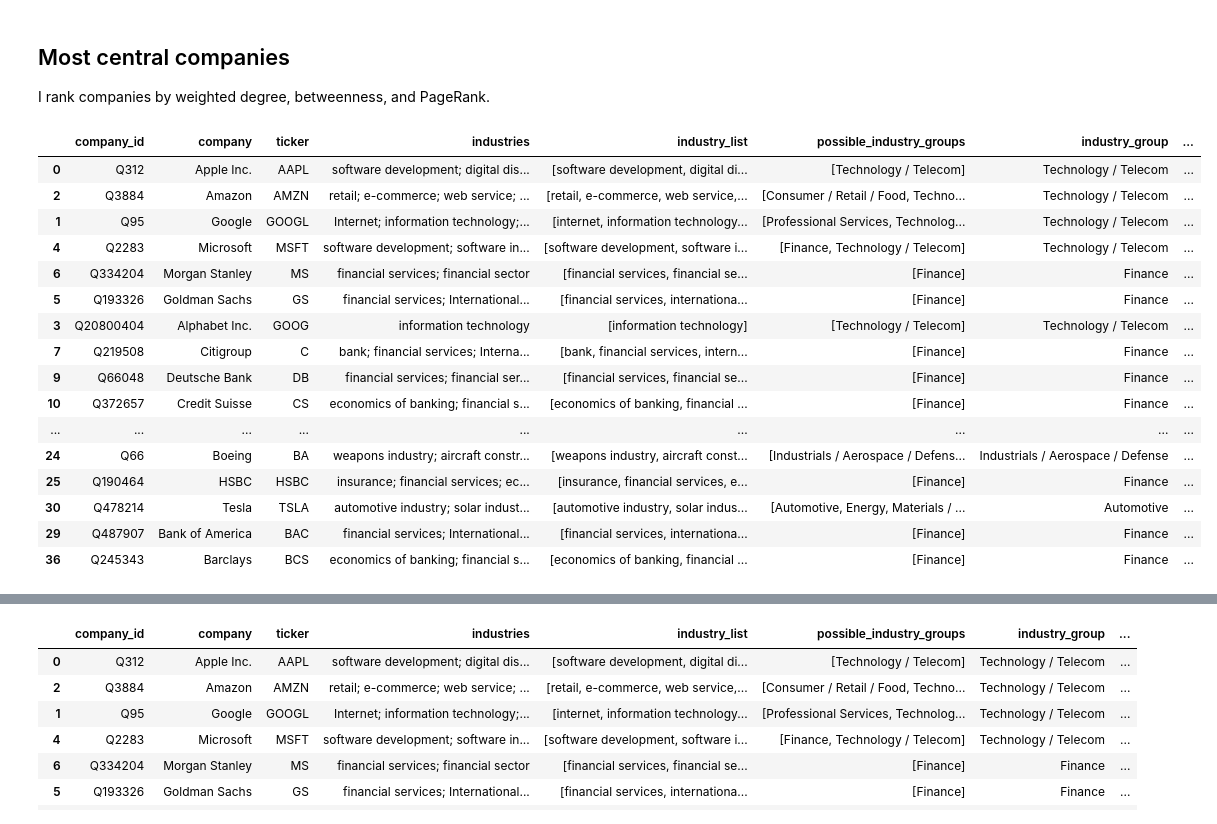
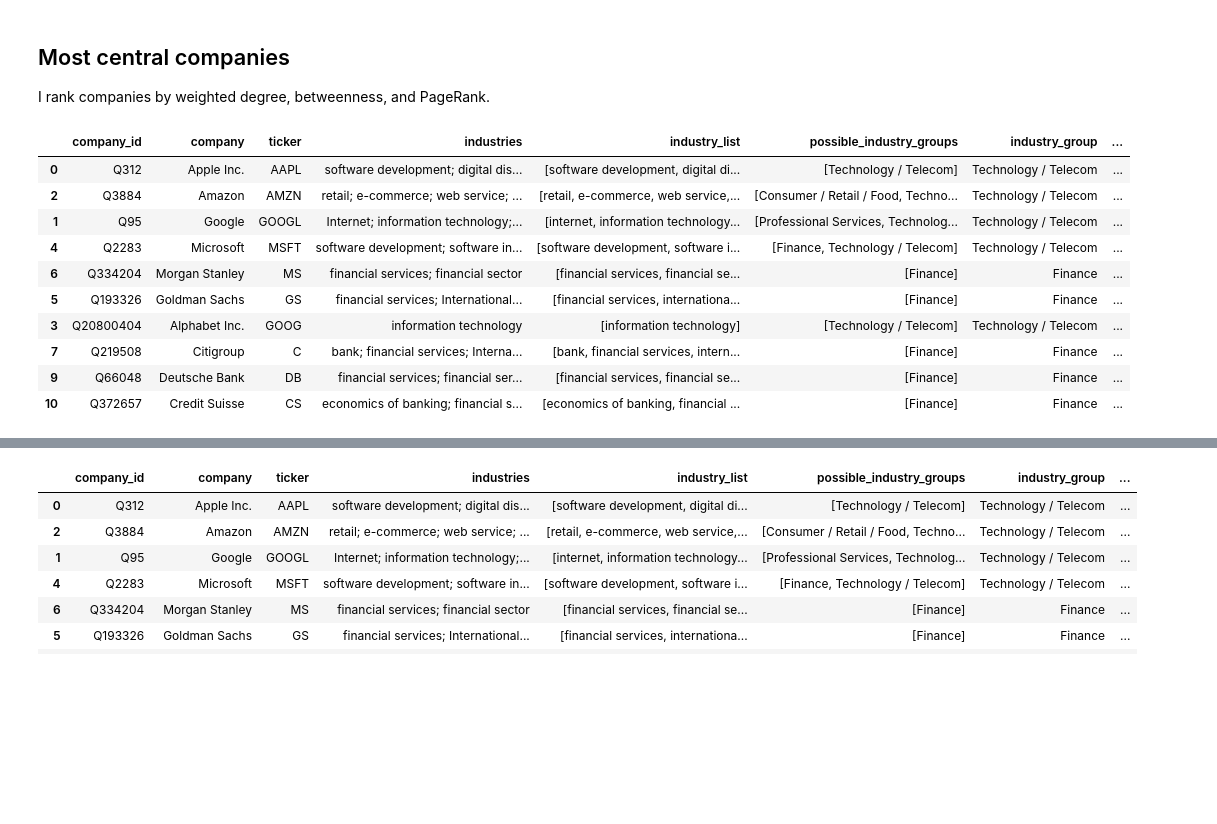
Before and after one commit to NicolasBrj/Modal-Nicolas-El-Bourji-Jean-Paul-Aldawaliby, a Jupyter notebook: src/my_notebooks/Comention_Graph_Construction_and_analysis.ipynb, the cells around one changed output, grey strips where cells are left out. Drawn from its saved outputs; the diff is of its cells as text; code cells hidden in the pictures; blank space fills up the shorter version.

```diff
--- a/src/my_notebooks/Comention_Graph_Construction_and_analysis.ipynb
+++ b/src/my_notebooks/Comention_Graph_Construction_and_analysis.ipynb
@@ -31,16 +36,7 @@ Companies rows: 4189
 8    Q219508  Q334204      63      Citigroup  Morgan Stanley
 9      Q3884  Q483551      61         Amazon         Walmart
 # %%
-companies_df["company_id"] = companies_df["company_id"].astype(str).str.strip()
-co_mentions_df["source"] = co_mentions_df["source"].astype(str).str.strip()
-co_mentions_df["target"] = co_mentions_df["target"].astype(str).str.strip()
-
-co_mentions_df["weight"] = pd.to_numeric(co_mentions_df["weight"], errors="coerce")
-co_mentions_df = co_mentions_df.dropna(subset=["source", "target", "weight"])
-co_mentions_df = co_mentions_df[co_mentions_df["weight"] > 0].copy()
-
 G = nx.Graph()
-
 for _, row in co_mentions_df.iterrows():
     G.add_edge(
         row["source"],
@@ -82,9 +78,6 @@ Nodes: 1172
 Edges: 8166
 Removed low-degree nodes: 726
 # %%
-for node in G.nodes():
-    G.nodes[node]["label"] = node
-
 weighted_degree = dict(G.degree(weight="weight"))
 nx.set_node_attributes(G, weighted_degree, "weighted_degree")
 # %% [markdown]
@@ -1122,18 +1116,8 @@ Found clusters: 17
 
 I convert graph nodes into a dataframe containing company name, Louvain cluster, industry group, and weighted degree.
 # %%
-from collections import Counter
-
 
 def choose_cluster_context_industry_group(G, node):
-    """
-    Refines industry group using Louvain cluster context.
-
-    - If the company has possible industry groups, choose the one
-      most common among known companies in the same Louvain cluster.
-    - If the company has no known industry group, keep Unknown.
-    """
-
     possible_groups = G.nodes[node].get("possible_industry_groups", ["Unknown"])
 
     if not isinstance(possible_groups, list):
@@ -1548,26 +1533,20 @@ I rank companies by weighted degree, betweenness, and PageRank.
 # %%
 centrality_df.sort_values(
     "weighted_degree",
     ascending=False
-).head(20)
+).head(10)
 # %% [output]
 |  | company_id | company | ticker | industries | industry_list | possible_industry_groups | industry_group | ... |
 | 0 | Q312 | Apple Inc. | AAPL | software development; digital dis... | [software development, digital di... | [Technology / Telecom] | Technology / Telecom | ... |
 | 2 | Q3884 | Amazon | AMZN | retail; e-commerce; web service; ... | [retail, e-commerce, web service,... | [Consumer / Retail / Food, Techno... | Technology / Telecom | ... |
 | 1 | Q95 | Google | GOOGL | Internet; information technology;... | [internet, information technology... | [Professional Services, Technolog... | Technology / Telecom | ... |
 | 4 | Q2283 | Microsoft | MSFT | software development; software in... | [software development, software i... | [Finance, Technology / Telecom] | Technology / Telecom | ... |
 | 6 | Q334204 | Morgan Stanley | MS | financial services; financial sector | [financial services, financial se... | [Finance] | Finance | ... |
 | 5 | Q193326 | Goldman Sachs | GS | financial services; International... | [financial services, internationa... | [Finance] | Finance | ... |
 | 3 | Q20800404 | Alphabet Inc. | GOOG | information technology | [information technology] | [Technology / Telecom] | Technology / Telecom | ... |
 | 7 | Q219508 | Citigroup | C | bank; financial services; Interna... | [bank, financial services, intern... | [Finance] | Finance | ... |
 | 9 | Q66048 | Deutsche Bank | DB | financial services; financial ser... | [financial services, financial se... | [Finance] | Finance | ... |
 | 10 | Q372657 | Credit Suisse | CS | economics of banking; financial s... | [economics of banking, financial ... | [Finance] | Finance | ... |
-| ... | ... | ... | ... | ... | ... | ... | ... | ... |
-| 24 | Q66 | Boeing | BA | weapons industry; aircraft constr... | [weapons industry, aircraft const... | [Industrials / Aerospace / Defens... | Industrials / Aerospace / Defense | ... |
-| 25 | Q190464 | HSBC | HSBC | insurance; financial services; ec... | [insurance, financial services, e... | [Finance] | Finance | ... |
-| 30 | Q478214 | Tesla | TSLA | automotive industry; solar indust... | [automotive industry, solar indus... | [Automotive, Energy, Materials / ... | Automotive | ... |
-| 29 | Q487907 | Bank of America | BAC | financial services; International... | [financial services, internationa... | [Finance] | Finance | ... |
-| 36 | Q245343 | Barclays | BCS | economics of banking; financial s... | [economics of banking, financial ... | [Finance] | Finance | ... |
 # %%
 centrality_df.sort_values(
     "betweenness",
```
Also changed, not shown: parts of 15 cells of this notebook, 4 other files.
